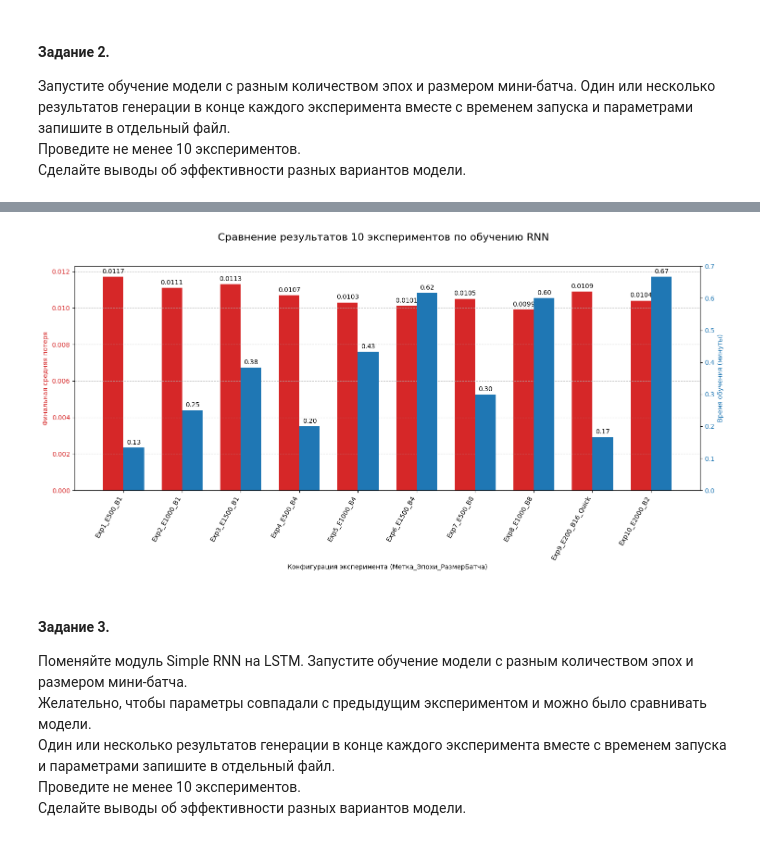
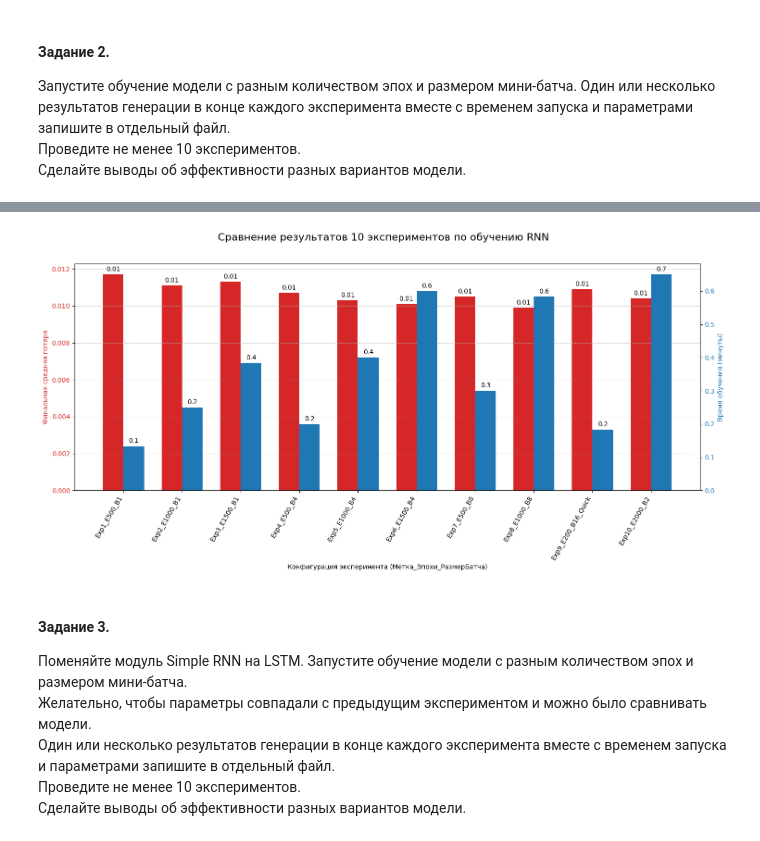
Before and after one commit to FessDemon/pim, a Jupyter notebook: neural_networks/labs/lab_06/2025_NN_lab6.ipynb, the cells around one changed output, grey strips where cells are left out. Saved outputs shown, nothing was run; the diff lists cells and outputs as text; code cells hidden in the pictures.

```diff
--- a/neural_networks/labs/lab_06/2025_NN_lab6.ipynb
+++ b/neural_networks/labs/lab_06/2025_NN_lab6.ipynb
@@ -813,8 +813,8 @@ print(f"\nВсе эксперименты завершены. Результат
 
 Все эксперименты завершены. Результаты сохранены в файле: experiment_results_task2.txt
 # %%
+import re
 import numpy as np
-import re
 
 # Используем конфигурации экспериментов из Задания 2 для меток
 experiments_config = [
@@ -877,6 +877,7 @@ except FileNotFoundError:
     print("Файл experiment_results_task2.txt не найден. Используются гипотетические данные.")
 except Exception as e:
     print(f"Ошибка при парсинге файла: {e}. Используются гипотетические данные.")
+# --- Конец блока парсинга ---
 
 
 # --- Построение графиков ---
@@ -893,36 +894,36 @@ bars1 = ax1.bar(x - width/2, final_losses, width, label='Финальная по
 ax1.tick_params(axis='y', labelcolor=color)
 ax1.set_xticks(x)
 ax1.set_xticklabels(experiment_labels, rotation=60, ha="right") # Увеличил угол для лучшей читаемости
 ax1.grid(True, axis='y', linestyle='--', alpha=0.7)
 
 # Создаем вторую ось Y для времени обучения
 ax2 = ax1.twinx()
 color = 'tab:blue'
 ax2.set_ylabel('Время обучения (минуты)', color=color)
 bars2 = ax2.bar(x + width/2, training_times_minutes, width, label='Время обучения', color=color)
 ax2.tick_params(axis='y', labelcolor=color)
 
 # Добавление заголовка
 fig.suptitle('Сравнение результатов 10 экспериментов по обучению RNN', fontsize=16)
 
 # Добавление значений на столбцы для наглядности
 def autolabel(bars, ax, precision=2):
     """Добавляет метки со значениями над столбцами."""
     for bar in bars:
         height = bar.get_height()
         ax.annotate(f'{height:.{precision}f}',
                     xy=(bar.get_x() + bar.get_width() / 2, height),
                     xytext=(0, 3),  # 3 points vertical offset
                     textcoords="offset points",
                     ha='center', va='bottom')
 
-autolabel(bars1, ax1, precision=4) # Для потерь 4 знака после запятой
-autolabel(bars2, ax2, precision=2) # Для времени 2 знак после запятой
+autolabel(bars1, ax1, precision=2) # Для потерь 2 знака после запятой
+autolabel(bars2, ax2, precision=1) # Для времени 1 знак после запятой
 
 fig.tight_layout(rect=[0, 0.05, 1, 0.96])  # Скорректировал отступы для подписей оси X
 plt.show()
 # %% [output]
-[figure, old version]
+[figure, new version]
 # %% [markdown]
 #### Задание 3.
 Поменяйте модуль Simple RNN на LSTM. Запустите обучение модели с разным количеством эпох и размером мини-батча.
```
Also changed, not shown: parts of 11 cells of this notebook, 2 other files.
